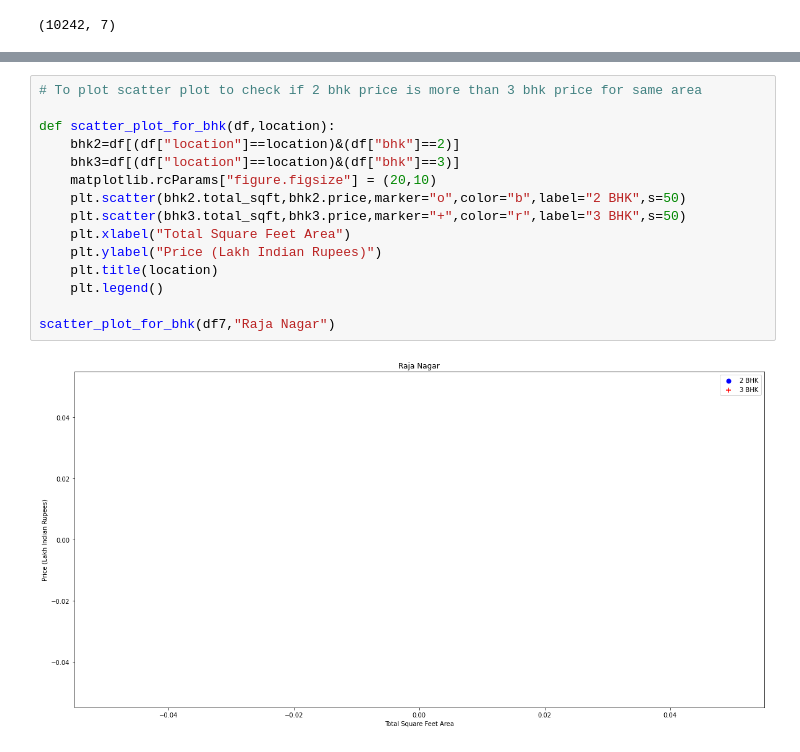
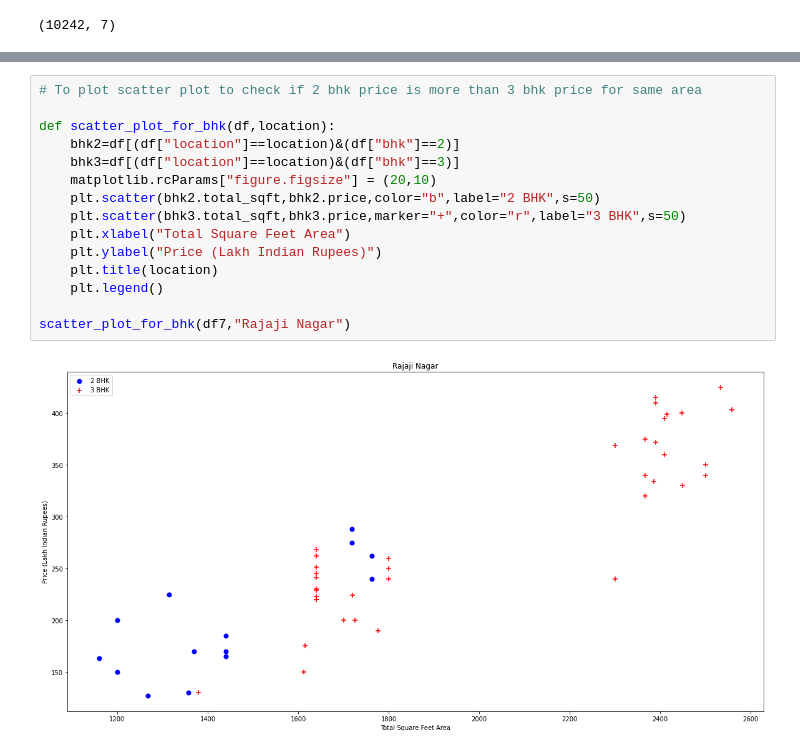
Before and after one commit to potatooBot/Machine-Learning, a Jupyter notebook: ML PROJECT/Banglore Home Price Prediction/model.ipynb, the cells around one changed output, grey strips where cells are left out. Cells and saved outputs as stored; diff of their text form.

```diff
--- a/ML PROJECT/Banglore Home Price Prediction/model.ipynb
+++ b/ML PROJECT/Banglore Home Price Prediction/model.ipynb
@@ -324,17 +344,17 @@ df7.shape
 # %%
 # To plot scatter plot to check if 2 bhk price is more than 3 bhk price for same area
 
 def scatter_plot_for_bhk(df,location):
     bhk2=df[(df["location"]==location)&(df["bhk"]==2)]
     bhk3=df[(df["location"]==location)&(df["bhk"]==3)]
     matplotlib.rcParams["figure.figsize"] = (20,10)
-    plt.scatter(bhk2.total_sqft,bhk2.price,marker="o",color="b",label="2 BHK",s=50)
+    plt.scatter(bhk2.total_sqft,bhk2.price,color="b",label="2 BHK",s=50)
     plt.scatter(bhk3.total_sqft,bhk3.price,marker="+",color="r",label="3 BHK",s=50)
     plt.xlabel("Total Square Feet Area")
     plt.ylabel("Price (Lakh Indian Rupees)")
     plt.title(location)
     plt.legend()
 
-scatter_plot_for_bhk(df7,"Raja Nagar")
+scatter_plot_for_bhk(df7,"Rajaji Nagar")
 # %% [output]
-[figure, old version]
+[figure, new version]
```
Also changed, not shown: parts of 11 cells of this notebook.
